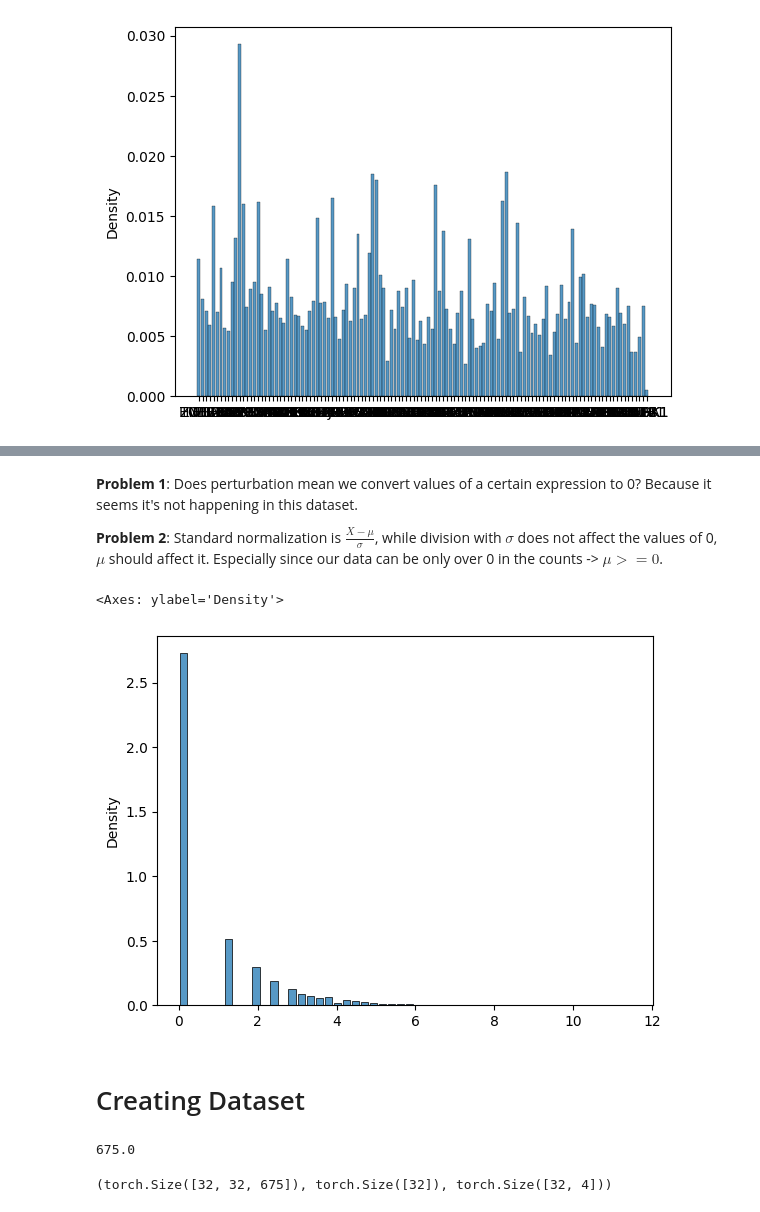
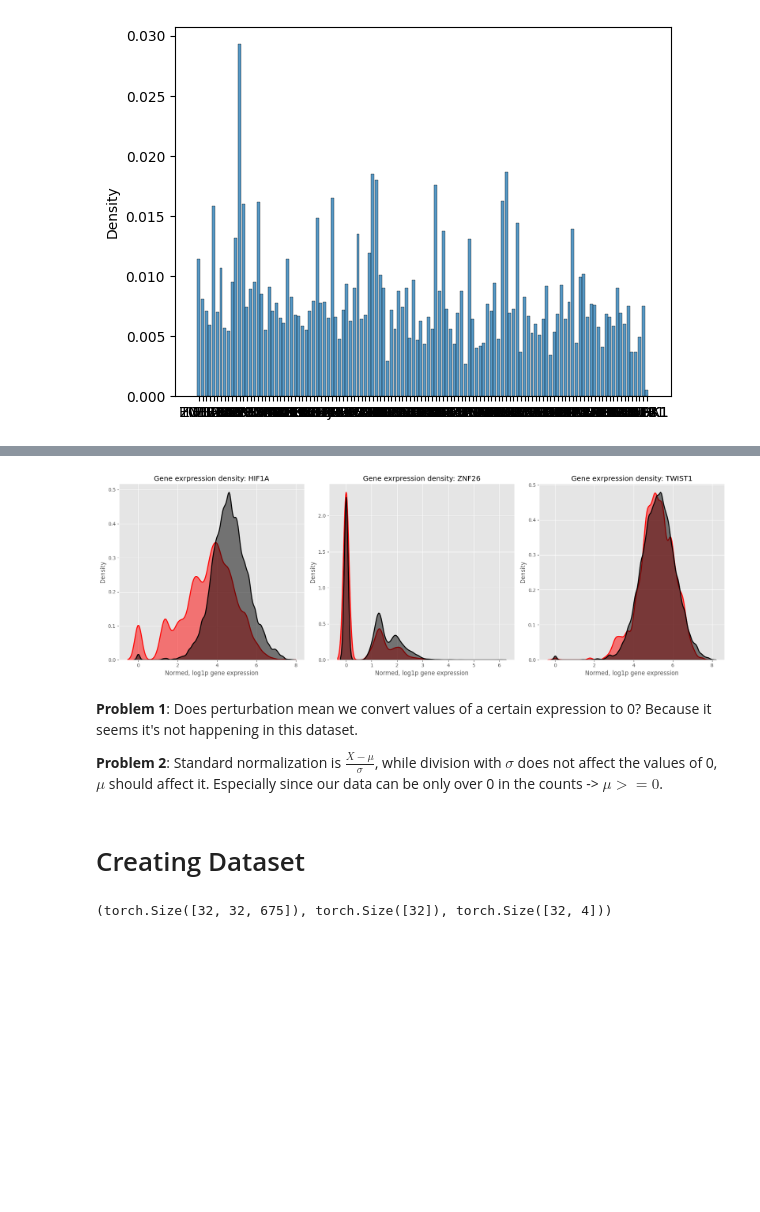
Before and after one commit to csabaiBio/obesity_challenge_broad, a Jupyter notebook: notebooks/eda.ipynb, the cells around one changed output, grey strips where cells are left out. Drawn from its saved outputs; the diff is of its cells as text; code cells hidden in the pictures; blank space fills up the shorter version.

```diff
--- a/notebooks/eda.ipynb
+++ b/notebooks/eda.ipynb
@@ -86,0 +73,2 @@ sampleGEneExpress[sampleGeneIdx+1], sampleGEneExpress[sampleGeneIdx], sampleGEne
+# %%
+baseline_data = obdata[obdata.obs.gene == "NC"].X.toarray()
@@ -87,12 +97,22 @@ sampleGEneExpress[sampleGeneIdx+1], sampleGEneExpress[sampleGeneIdx], sampleGEne
+# %%
+gdatas = [geneData1,geneData2,geneData3]
+gdataidxs = [geneidx1,geneidx2,geneidx3]
+samplegenes = [sampleGene1,sampleGene2,sampleGene3]
+# %%
+plt.figure(figsize=(18,6))
+for i in range(3):
+    plt.subplot(1,3,i+1)
+    plt.title(f'Gene exrpression density: {obdata.obs.gene.iloc[i]}')
+    plt.xlabel('Normed, log1p gene expression')
+    sns.kdeplot(gdatas[i][:,gdataidxs[i]], fill = True, alpha = 0.5, label = samplegenes[i], color = "red", linewidth = 2, bw_adjust = 0.5, )
+    sns.kdeplot(baseline_data[:,gdataidxs[i]], fill = True, alpha = 0.5, label = "Baseline NC", color = "black", linewidth = 2, bw_adjust = 0.5)
+plt.tight_layout()
+# %% [output]
+[figure, added]
 # %% [markdown]
 **Problem 1**: Does perturbation mean we convert values of a certain expression to 0? Because it seems it's not happening in this dataset.
 
 **Problem 2**: Standard normalization is $\frac{X-\mu}{\sigma}$, while division with $\sigma$ does not affect the values of 0, $\mu$ should affect it. Especially since our data can be only over 0 in the counts -> $\mu >= 0$.
-# %%
-sns.histplot(x= sampleGEneExpress, stat ="density", bins=50, shrink = 0.8)
-# %% [output]
-<Axes: ylabel='Density'>
-[figure, removed]
 # %% [markdown]
 # Creating Dataset
 # %%
@@ -110,10 +130,6 @@ class CellDataset():
         gene = self.gene_to_idx[gene]
         state = self.adata.obs.iloc[idx,[-1,-2,-3,-4]].to_numpy(dtype=np.int32)
         return x.reshape(self.seq_length,-1), gene, state
-# %%
-np.concatenate([obdata.X[0].toarray().ravel(),[0,0,0,0,0,0,0,0]]).shape[0]/32
-# %% [output]
-675.0
 # %%
 dataset = CellDataset(obdata, gene_to_idx)
 
```
Also changed, not shown: parts of 12 cells of this notebook, 3 other files.
